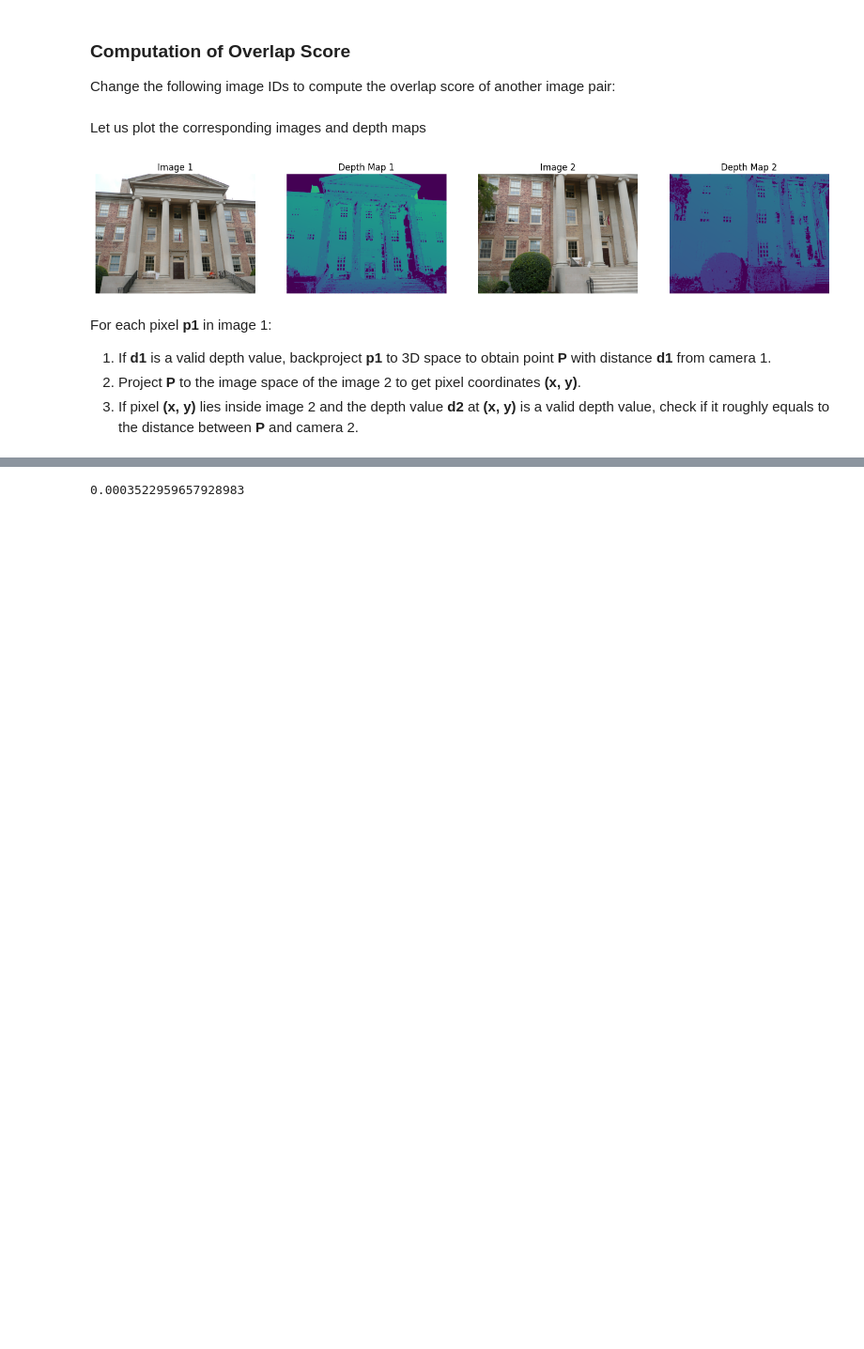
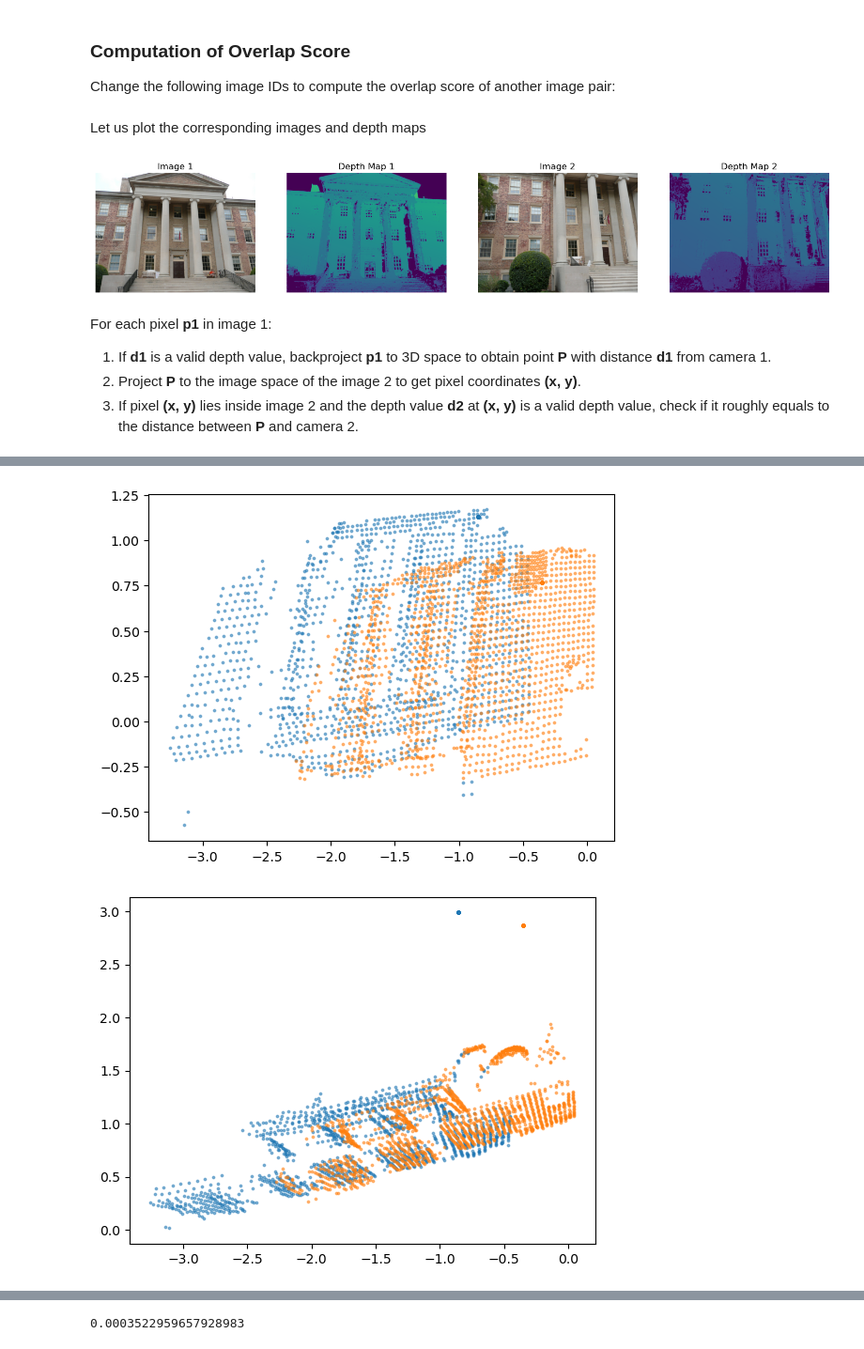
Before and after one commit to fyangch/RefinedMegaDepth, a Jupyter notebook: overlap_score_demo.ipynb, the cells around one changed output, grey strips where cells are left out. Shown at 94% size. Drawn from its saved outputs; the diff is of its cells as text; code cells hidden in the pictures; blank space fills up the shorter version.

Commit message:
implemented back projection

```diff
--- a/overlap_score_demo.ipynb
+++ b/overlap_score_demo.ipynb
@@ -102,0 +137,60 @@ For each pixel **p1** in image 1:
+# %%
+def assemble_homog_pixel_vector(width, height, down_sample):
+    """Sample pixel coordinates from the camera frame on a grid."""
+    x = np.linspace(0, width-1, width)[::down_sample]
+    y = np.linspace(0, height-1, height)[::down_sample]
+    xv, yv = np.meshgrid(x, y)
+    xv = np.ravel(xv)
+    yv = np.ravel(yv)
+    return np.vstack((xv,yv,np.zeros_like(xv)))
+
+def backproject(id_1, down_sample=50):
+    image_1 = image_dict[id_1]
+    name_1 = image_dict[id_1].name
+    camera_1 = camera_dict[image_1.camera_id]
+    K1, R1, t1 = get_K_R_t(camera=camera_1, image=image_1, invert=False)
+    homog_pixel_vector = assemble_homog_pixel_vector(camera_1.width,camera_1.height,down_sample)
+    homog_norm_vector =  homog_pixel_vector.T @ K1
+
+    depth_1 = read_array(os.path.join(dense_dir, "stereo", "depth_maps", f"{name_1}.geometric.bin"))
+    d = depth_1[::down_sample,::down_sample].ravel()
+
+    backproj = pos_norm*d.reshape(1,-1)
+    return R1 @ backproj + t1.reshape(-1,1)
+
+def scatter3d(data,data2=None):
+    # Create a 3D figure
+    fig = plt.figure()
+    ax = plt.axes(projection='3d')
+
+    # Add the scatter plot
+    ax.scatter3D(data[0], data[1], data[2],c=data[2],s=3)
+
+    # Add labels and title
+    ax.set_xlabel('X')
+    ax.set_ylabel('Y')
+    ax.set_zlabel('Z')
+
+    ax.set_title('3D Scatter Plot')
+    #ax.invert_xaxis()
+    ax.invert_yaxis()
+    ax.invert_zaxis()
+
+    # Show the plot
+    plt.show()
+
+back1 = backproject(id_1)
+back2 = backproject(id_2)
+plt.scatter(back1[0],back1[1],alpha=.5,s=3)
+plt.scatter(back2[0],back2[1],alpha=.5,s=3)
+plt.show()
+plt.scatter(back1[0],back1[2],alpha=.5,s=3)
+plt.scatter(back2[0],back2[2],alpha=.5,s=3)
+plt.show()
+plt.scatter(back1[1],back1[2],alpha=.5,s=3)
+plt.scatter(back2[1],back2[2],alpha=.5,s=3)
+plt.show()
+scatter3d(np.hstack((back1,back2)))
+# %% [output]
+[figure, added]
+[figure, added]
```
Also changed, not shown: parts of 5 cells of this notebook.
